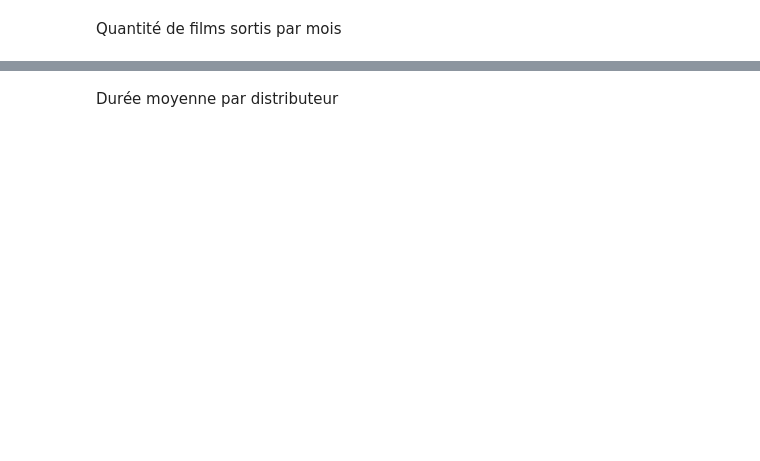
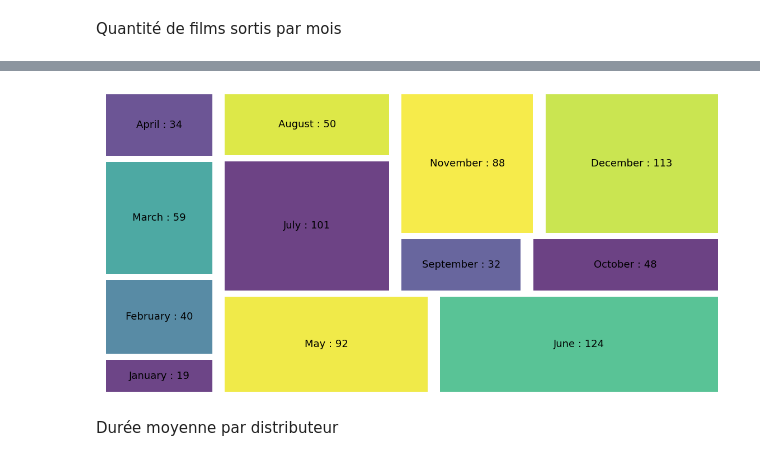
Before and after one commit to dalexmuro/Sujet04-Movies, a Jupyter notebook: analyse.ipynb, the cells around one changed output, grey strips where cells are left out. Drawn from its saved outputs; the diff is of its cells as text; code cells hidden in the pictures; blank space fills up the shorter version.

```diff
--- a/analyse.ipynb
+++ b/analyse.ipynb
@@ -216,3 +216,13 @@ plt.plot(groupedByMonth.index, groupedByMonth.values);
+# %%
+groupedByMonth = df_movies.groupby(df_movies["Release Date"].dt.month).size()
+
+labels = [f"{calendar.month_name[i+1]} : {v}" for i, v in enumerate(groupedByMonth)]
+
+fig, ax = plt.subplots( nrows=1, ncols=1, figsize=(20,10) )
+plt.axis('off')
+squarify.plot(sizes=groupedByMonth.values, label=labels, alpha=.8, text_kwargs={'fontsize':18}, pad=True);
+# %% [output]
+[figure, added]
 # %% [markdown]
 Durée moyenne par distributeur
 # %%
```
Also changed, not shown: parts of 6 cells of this notebook, 5 other files.
